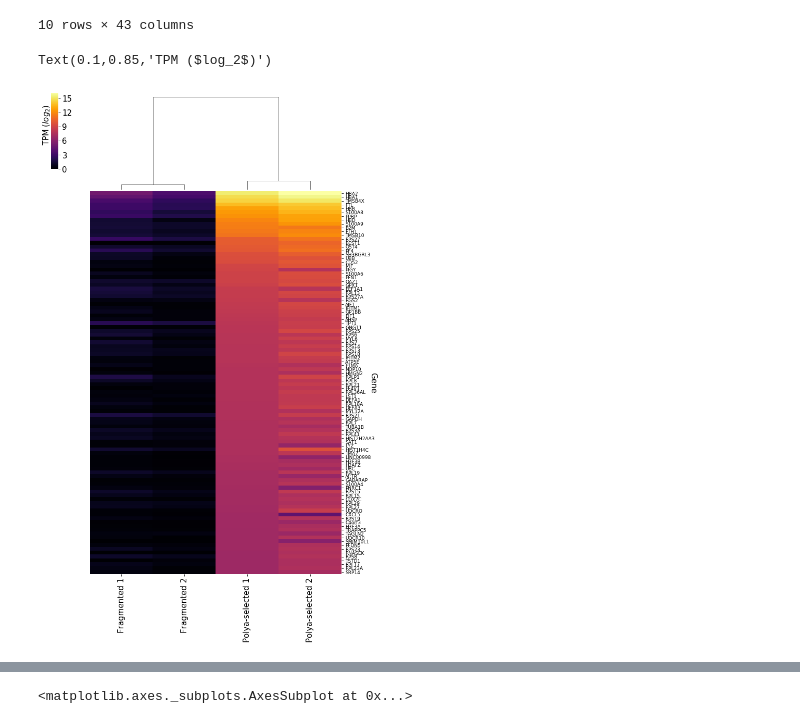
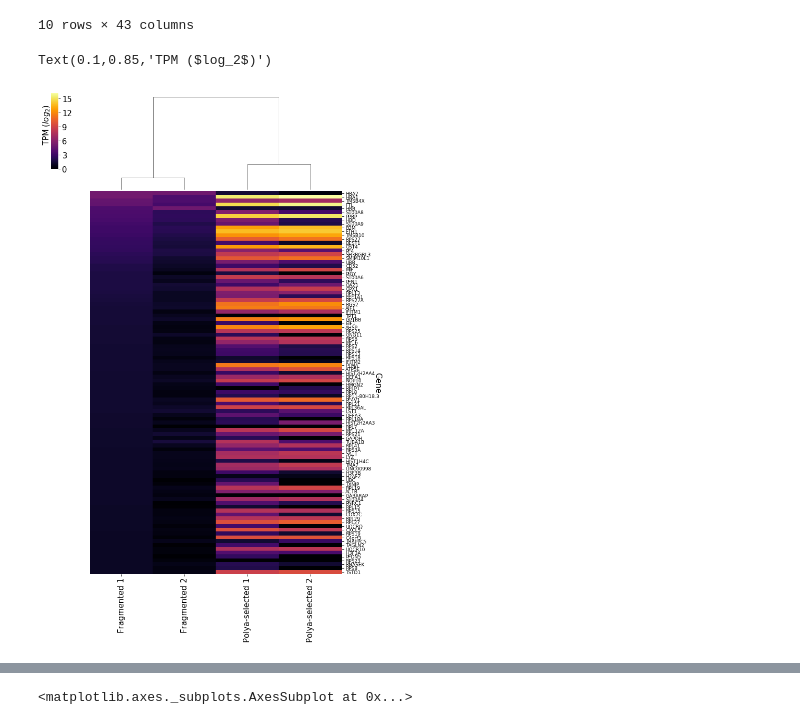
Before and after one commit to wckdouglas/cfNA, a Jupyter notebook: plots/count_explorer.ipynb, the cells around one changed output, grey strips where cells are left out. Cells and saved outputs as stored; diff of their text form; code cells hidden in the pictures.

```diff
--- a/plots/count_explorer.ipynb
+++ b/plots/count_explorer.ipynb
@@ -159,8 +182,8 @@ gene_length.head()
 
 tpm_df = count_df\
     .filter(regex='id|grouped_type|type|name|L[12]|Frag|FQ') \
+    .assign(id = lambda d: d.id.str.split('.', expand=True).iloc[:,0])\
     .merge(gene_length)
 for col in tpm_df.columns:
     if 'Qcf' in col:
         tpm_df[col] = count_to_tpm(tpm_df[col], tpm_df['glength'])
-tpm_df.sort_values('Qcf_L1_R1_001', ascending=False).head()
@@ -213,22 +200,25 @@ expr_df.head()
 | 4 | ENSG00000000003 | TSPAN6 | breast | 53.4 | TPM |
 # %%
 top_n = 80
-tpm_cor_df = tpm_df.filter(regex='id|Qcf')\
+tpm_cor_df = tpm_df\
+    .filter(regex='id|Qcf')\
     .rename(columns = {'id':'Gene'})
 cor_df = expr_df\
     .pipe(pd.pivot_table, columns = 'Sample',
           index=['Gene'], values='Value') \
     .reset_index() \
     .merge(tpm_cor_df, on ='Gene', how ='inner')\
+    .sort_values('Qcf_L1_R1_001', ascending=False)\
     .iloc[:, 1:]\
-    .corr(method = 'spearman')\
+    .transform(lambda x: np.log(x+1))\
+    .corr(method = 'pearson')\
     .filter(regex = 'Qcf|Frag') \
     .reset_index() \
     .pipe(lambda d: d[~d['index'].str.contains('Qcf')])\
     .sort_values('Qcf_L1_R1_001', ascending=False)\
     .head(top_n)
 cor_df.index = cor_df['index']
-cor_df.head()
+cor_df
 # %% [output]
 |  | index | Qcf_Frag1_R1_001 | Qcf_Frag2_R1_001 | Qcf_L1_R1_001 | Qcf_L2_R1_001 |
 | index |  |  |  |  |  |
@@ -500,20 +365,20 @@ cor_df.head(10)
 10 rows × 43 columns
 # %%
 top_n = 100
-p = sns.clustermap(np.log2(cor_df.iloc[:top_n,-4:]+1),
+p = sns.clustermap(np.log2(cor_df.sort_values('Fragmented 1', ascending=False).iloc[:top_n,-4:]+1),
                    row_cluster=False,
                   figsize = (10,17),
                   cmap = 'inferno')
 ax = p.ax_heatmap
 yt = ax.set_yticks(np.arange(top_n)+0.5)
 xt = ax.set_xticks(np.arange(4) + 0.5)
 xt = ax.set_xticklabels(cor_df.columns[-4:].str.capitalize()[p.dendrogram_col.reordered_ind])
 yt = ax.set_yticklabels(cor_df.index[:top_n], fontsize=9)
 ax.set_ylabel('Gene', rotation = 270)
 p.fig.text(0.1,0.85, r'TPM ($log_2$)', rotation = 90, fontsize=15)
 # %% [output]
 Text(0.1,0.85,'TPM ($log_2$)')
-[figure, old version]
+[figure, new version]
 # %%
 top_n = 100
 p = sns.clustermap(np.log2(cor_df.iloc[:top_n,2:]+1),
```
Also changed, not shown: parts of 33 cells of this notebook, 5 other files.
